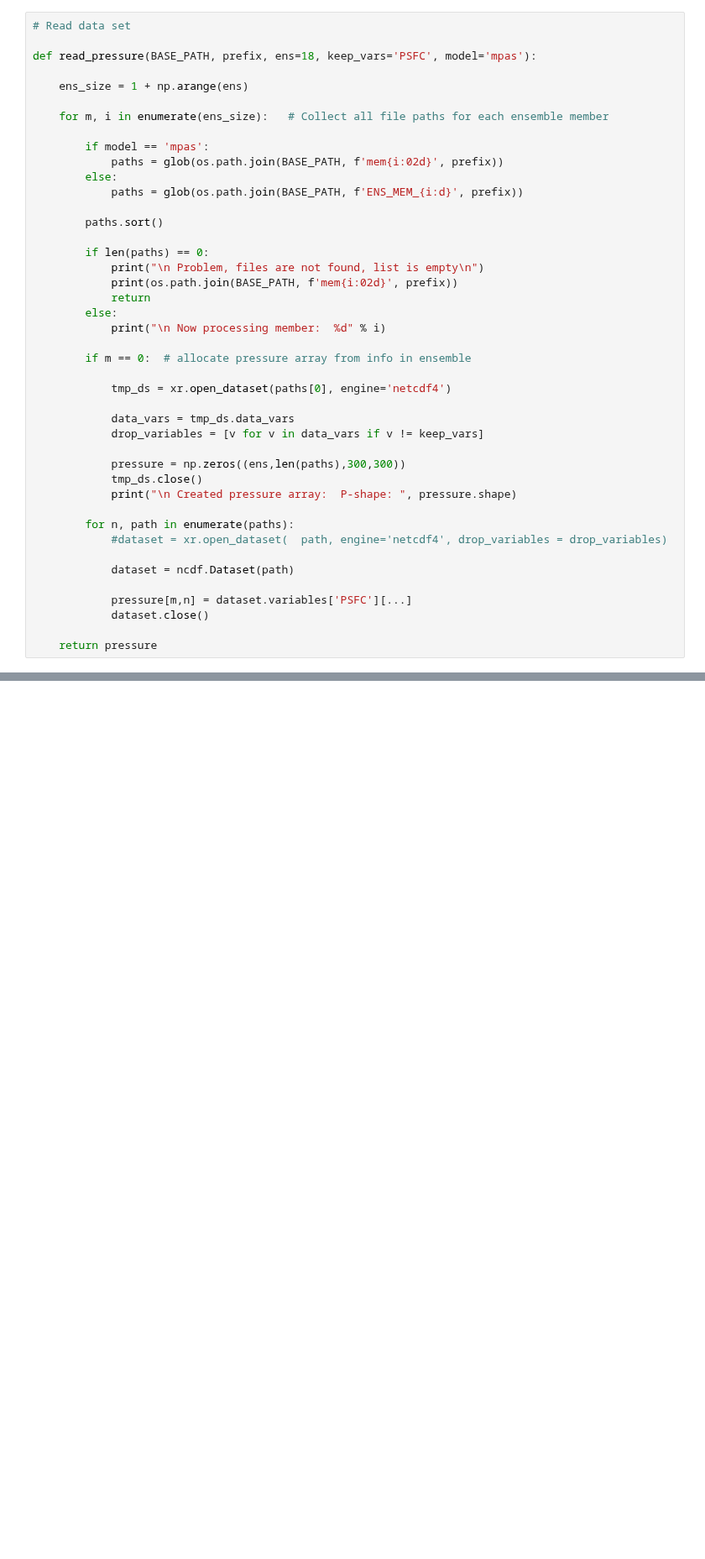
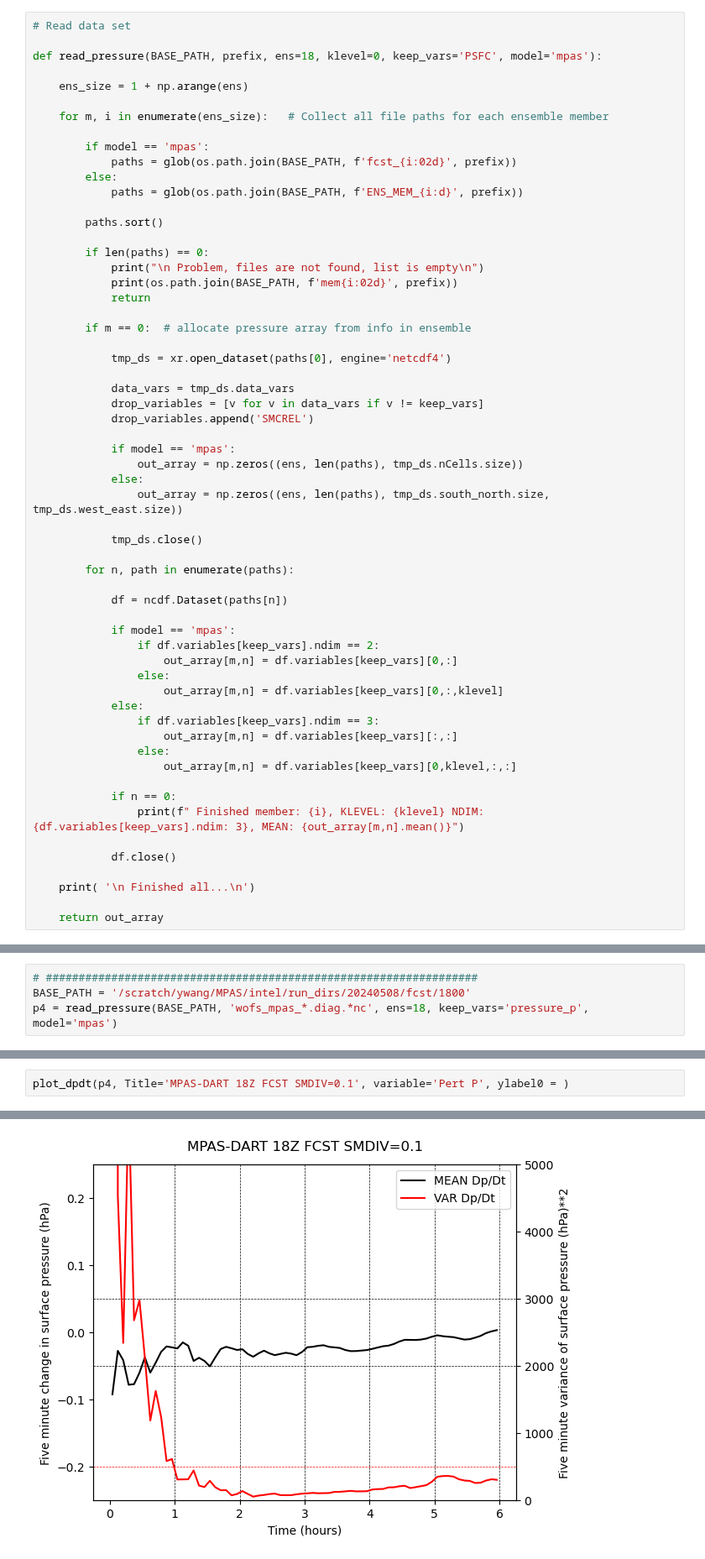
Before and after one commit to louiswicker/CAM_analysis_tools, a Jupyter notebook: PTRACE.ipynb, the cells around one changed output, grey strips where cells are left out. Shown at 84% size. Saved outputs shown, nothing was run; the diff lists cells and outputs as text; blank space fills up the shorter version.

```diff
--- a/PTRACE.ipynb
+++ b/PTRACE.ipynb
@@ -53,14 +140,14 @@ def list_drop_variables(path, keep_var='PSFC'):
 # %%
 # Read data set
 
-def read_pressure(BASE_PATH, prefix, ens=18, keep_vars='PSFC', model='mpas'):
+def read_pressure(BASE_PATH, prefix, ens=18, klevel=0, keep_vars='PSFC', model='mpas'):
 
     ens_size = 1 + np.arange(ens)
 
     for m, i in enumerate(ens_size):   # Collect all file paths for each ensemble member
 
         if model == 'mpas':
-            paths = glob(os.path.join(BASE_PATH, f'mem{i:02d}', prefix))
+            paths = glob(os.path.join(BASE_PATH, f'fcst_{i:02d}', prefix))
         else:
             paths = glob(os.path.join(BASE_PATH, f'ENS_MEM_{i:d}', prefix))
 
@@ -70,8 +157,6 @@ def read_pressure(BASE_PATH, prefix, ens=18, keep_vars='PSFC', model='mpas'):
             print("\n Problem, files are not found, list is empty\n")
             print(os.path.join(BASE_PATH, f'mem{i:02d}', prefix))
             return
-        else:
-            print("\n Now processing member:  %d" % i)
 
         if m == 0:  # allocate pressure array from info in ensemble
 
@@ -79,18 +164,36 @@ def read_pressure(BASE_PATH, prefix, ens=18, keep_vars='PSFC', model='mpas'):
 
             data_vars = tmp_ds.data_vars
             drop_variables = [v for v in data_vars if v != keep_vars]
+            drop_variables.append('SMCREL')
 
-            pressure = np.zeros((ens,len(paths),300,300))
+            if model == 'mpas':
+                out_array = np.zeros((ens, len(paths), tmp_ds.nCells.size))
+            else:
+                out_array = np.zeros((ens, len(paths), tmp_ds.south_north.size, tmp_ds.west_east.size))
+
             tmp_ds.close()
-            print("\n Created pressure array:  P-shape: ", pressure.shape)
 
         for n, path in enumerate(paths):
-            #dataset = xr.open_dataset(  path, engine='netcdf4', drop_variables = drop_variables)
 
-            dataset = ncdf.Dataset(path)
+            df = ncdf.Dataset(paths[n])
 
-            pressure[m,n] = dataset.variables['PSFC'][...]
-            dataset.close()
+            if model == 'mpas':
+                if df.variables[keep_vars].ndim == 2:
+                    out_array[m,n] = df.variables[keep_vars][0,:]
+                else:
+                    out_array[m,n] = df.variables[keep_vars][0,:,klevel]
+            else:
+                if df.variables[keep_vars].ndim == 3:
+                    out_array[m,n] = df.variables[keep_vars][:,:]
+                else:
+                    out_array[m,n] = df.variables[keep_vars][0,klevel,:,:]
 
-    return pressure
+            if n == 0:
+                print(f" Finished member: {i}, KLEVEL: {klevel} NDIM: {df.variables[keep_vars].ndim: 3}, MEAN: {out_array[m,n].mean()}")
+
+            df.close()
+
+    print( '\n Finished all...\n')
+
+    return out_array
 # %%
@@ -147,0 +254,4 @@ plot_dpdt(p, Title='WRF-DART 20240508 18Z FCST')
+# %%
+# ##################################################################
+BASE_PATH = '/scratch/ywang/MPAS/intel/run_dirs/20240508/fcst/1800'
+p4 = read_pressure(BASE_PATH, 'wofs_mpas_*.diag.*nc', ens=18, keep_vars='pressure_p', model='mpas')
@@ -147,0 +276,3 @@ plot_dpdt(p, Title='WRF-DART 20240508 18Z FCST')
+# %%
+plot_dpdt(p4, Title='MPAS-DART 18Z FCST SMDIV=0.1', variable='Pert P', ylabel0 = )
+# %% [output]
@@ -147,0 +280 @@ plot_dpdt(p, Title='WRF-DART 20240508 18Z FCST')
+[figure, added]
```
Also changed, not shown: parts of 16 cells of this notebook.
